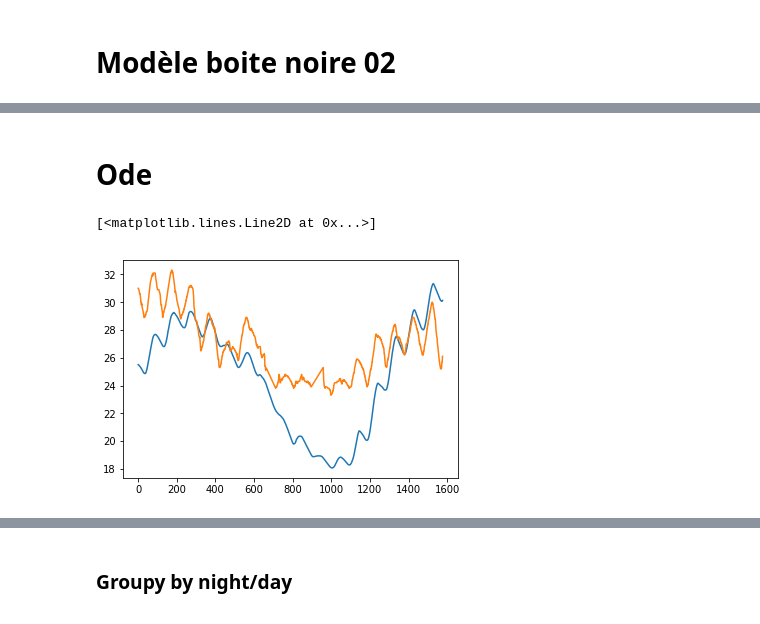
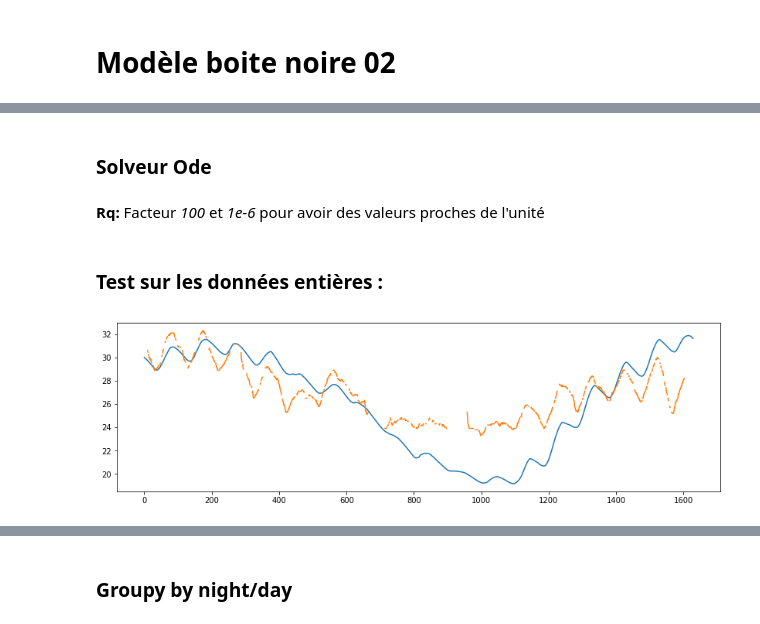
Before and after one commit to xdze2/thermique_appart, a Jupyter notebook: BlackBoxModel02.ipynb, the cells around one changed output, grey strips where cells are left out. Saved outputs shown, nothing was run; the diff lists cells and outputs as text; code cells hidden in the pictures.

```diff
--- a/BlackBoxModel02.ipynb
+++ b/BlackBoxModel02.ipynb
@@ -56,5 +13,4 @@ def model01_fit( T_int, T_ext, Phi ):
 df_full  = pd.read_pickle( 'weatherdata.pck' )
 # %%
 df = df_full[['T_int', 'temperature', 'flux_tot', 'windSpeed']].copy()
-df = df.dropna()
 # %%
@@ -65,7 +19,0 @@ df.plot( figsize=(14, 5) )
-# %%
-# To array :
-T_ext = df['temperature'].as_matrix().flatten()
-T_int = df['T_int'].as_matrix().flatten()
-Phi = df['flux_tot'].as_matrix().flatten()
-
-time_sec = df.index.astype(np.int64) // 10e9
@@ -88,7 +19,0 @@ Warning: Desired error not necessarily achieved due to precision loss.
-# %%
-h_M, eta_M = res.x
-T_theo = model02_apply(  h_M, eta_M,  T_ext, Phi )
-
-df['model01'] = T_theo
-
-df[['T_int', 'temperature', 'model01']].plot( figsize=(14, 6)  )
@@ -98,9 +33,13 @@ df[['T_int', 'temperature', 'model01']].plot( figsize=(14, 6)  )
 # %% [markdown]
-# Ode
+### Solveur Ode
 # %%
 from scipy.integrate import odeint
 # %%
 def get_dTdt(  T, t, params, get_Text, get_Phi ):
+    """ dérivé de la température p/r au temps
+        params :   [ h/M  ,  eta/M ]
+        get_Text, get_Phi: fonction d'interpolation
+    """
 
     T_ext  = get_Text( t )
     phi = get_Phi( t )
@@ -109,25 +48,32 @@ def get_dTdt(  T, t, params, get_Text, get_Phi ):
 
     return 1e-6*dTdt
 
+
 def apply_model( data, T_start, params, full_output=False ):
 
     data_dict = data.to_dict(orient='list')
-    time_sec = data.index.astype(np.int64) // 10e9
+    time_sec = data.index.astype(np.int64) // 10e9    # conversion en secondes
 
+    # construction des fonctions d'interpolations:
     get_Text = lambda t: np.interp( t, time_sec, data_dict['temperature'] )
     get_Phi  = lambda t: np.interp( t, time_sec, data_dict['flux_tot'] )
 
     T_theo = odeint(get_dTdt, T_start, time_sec, args=(params, get_Text, get_Phi  ), \
-                full_output=full_output, h0=30*60) #, rtol=1e-2, atol=1e-2, h0=1200)
+                full_output=full_output, h0=30*60)
+    # h0 : pas de temps initial utilisé par le solveur
 
     return T_theo.flatten()
+# %% [markdown]
+**Rq:** Facteur _100_ et _1e-6_ pour avoir des valeurs proches de l'unité
+# %% [markdown]
+### Test sur les données entières :
 # %%
-params =  ( 50  , 80)
+params =  ( 40, 80)
 
-res = apply_model( df, 25.5, params )
+res = apply_model( df, 30, params )
 
+plt.figure( figsize=(14, 4) )
 plt.plot( res )
-plt.plot( df['T_int'].as_matrix() )
+plt.plot( df['T_int'].as_matrix() ) ;
 # %% [output]
-[<matplotlib.lines.Line2D at 0x...>]
-[figure, old version]
+[figure, new version]
```
Also changed, not shown: parts of 26 cells of this notebook, 1 other file.
